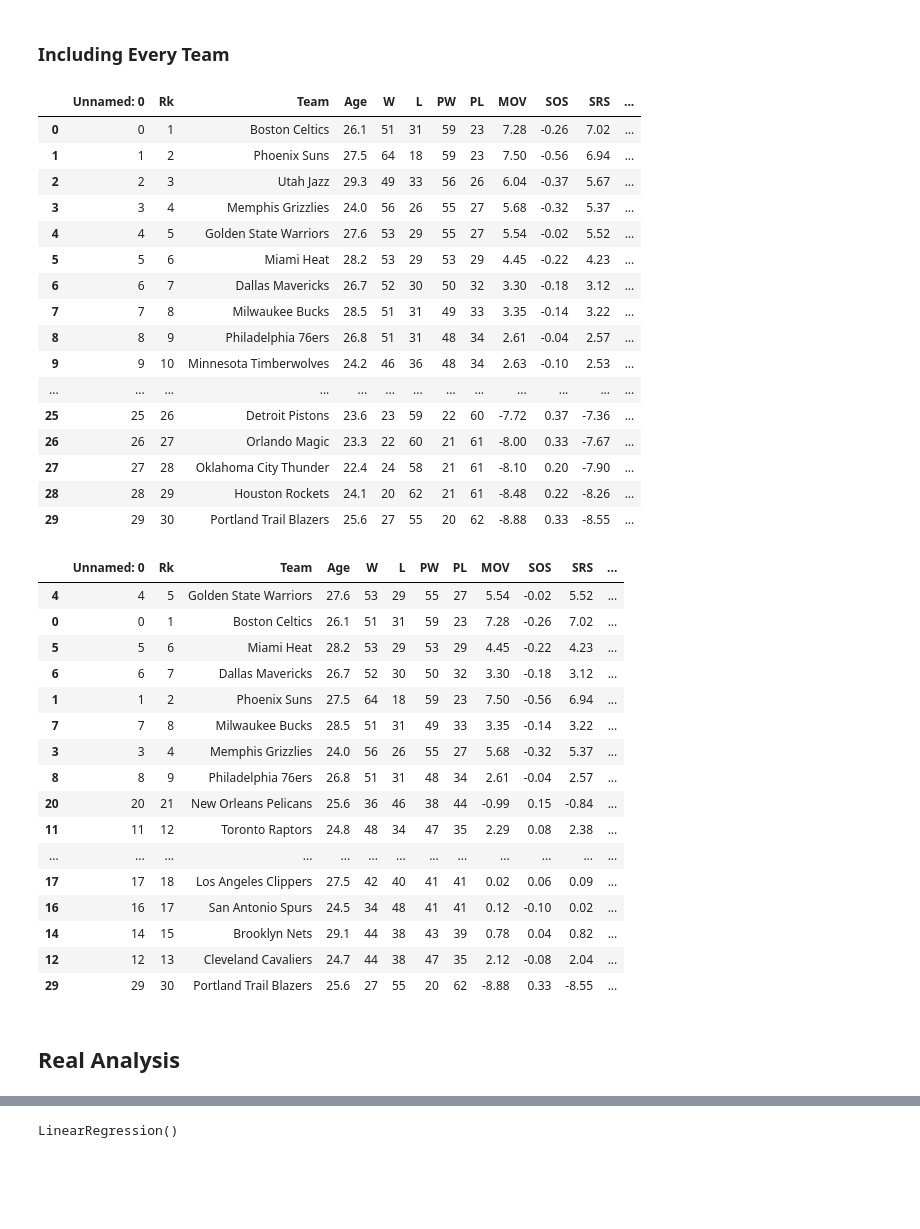
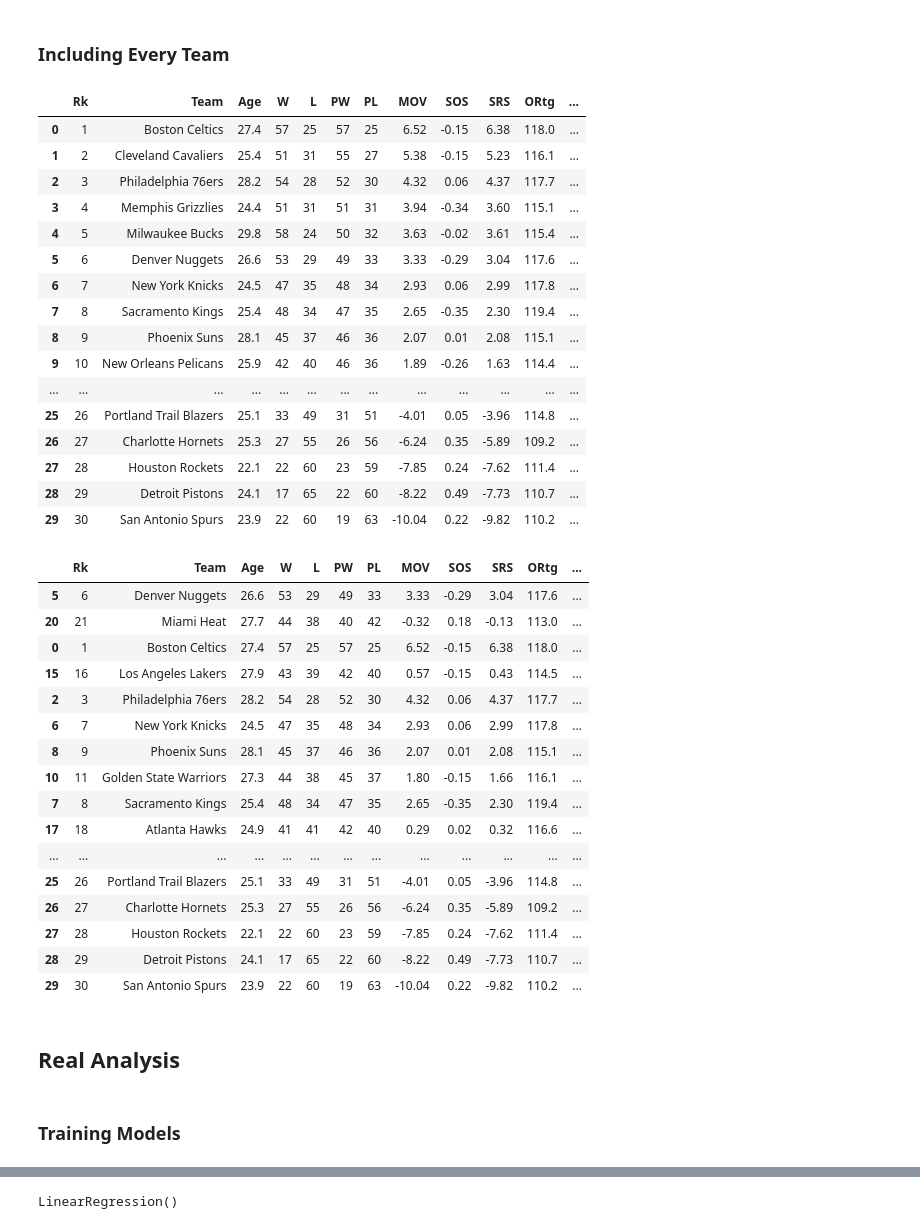
Before and after one commit to shrianshChari/nba-predict, a Jupyter notebook: getting_csv.ipynb, the cells around one changed output, grey strips where cells are left out. Saved outputs shown, nothing was run; the diff lists cells and outputs as text; code cells hidden in the pictures; blank space fills up the shorter version.

Commit message:
Tried out and added new models

```diff
--- a/getting_csv.ipynb
+++ b/getting_csv.ipynb
@@ -271,10 +294,13 @@ Wrote to csv/playoffs/21_22.csv.
 # %% [markdown]
 ## Test Merges
+# %%
+reg_file = f'csv/regseason/{get_last_year_digits(end_year - 2)}_{get_last_year_digits(end_year - 1)}.csv'
+playoff_file = f'csv/playoffs/{get_last_year_digits(end_year - 2)}_{get_last_year_digits(end_year - 1)}.csv'
 # %%
-playoffs_22 = pd.read_csv('csv/playoffs/21_22.csv')
-reg_22 = pd.read_csv('csv/regseason/21_22.csv')
+reg = pd.read_csv(reg_file, index_col=0)
+playoffs = pd.read_csv(playoff_file)
 # %%
-playoffs_wins = playoffs_22[['Team', 'W', 'L', 'W/L%']]
+playoffs_wins = playoffs[['Team', 'W', 'L', 'W/L%']]
 playoffs_wins = playoffs_wins.rename(columns={'W': 'PlayoffW', 'L': 'PlayoffL', 'W/L%': 'PlayoffWIN%'})
 playoffs_wins['PlayoffGP'] = playoffs_wins['PlayoffW'] + playoffs_wins['PlayoffL']
-playoffs_wins
+playoffs_wins = playoffs_wins[playoffs_wins['PlayoffGP'] > 0]
@@ -462,29 +482,29 @@ Root Mean Square Error: 0.17222649693815859
 # %% [markdown]
 ### Including Every Team
 # %%
-merge = reg_22.merge(playoffs_wins, how='outer', left_on = 'Team', right_on = 'Team')
+merge = reg.merge(playoffs_wins, how='outer', left_on = 'Team', right_on = 'Team')
 # Outer Join allows all teams to be included in the data set
 merge = merge.fillna(0)
 # Fill in the NaN's so that we can do math with the non-playoff teams
 merge
 # %% [output]
-|  | Unnamed: 0 | Rk | Team | Age | W | L | PW | PL | MOV | SOS | SRS | ... |
-| 0 | 0 | 1 | Boston Celtics | 26.1 | 51 | 31 | 59 | 23 | 7.28 | -0.26 | 7.02 | ... |
-| 1 | 1 | 2 | Phoenix Suns | 27.5 | 64 | 18 | 59 | 23 | 7.50 | -0.56 | 6.94 | ... |
-| 2 | 2 | 3 | Utah Jazz | 29.3 | 49 | 33 | 56 | 26 | 6.04 | -0.37 | 5.67 | ... |
-| 3 | 3 | 4 | Memphis Grizzlies | 24.0 | 56 | 26 | 55 | 27 | 5.68 | -0.32 | 5.37 | ... |
-| 4 | 4 | 5 | Golden State Warriors | 27.6 | 53 | 29 | 55 | 27 | 5.54 | -0.02 | 5.52 | ... |
-| 5 | 5 | 6 | Miami Heat | 28.2 | 53 | 29 | 53 | 29 | 4.45 | -0.22 | 4.23 | ... |
-| 6 | 6 | 7 | Dallas Mavericks | 26.7 | 52 | 30 | 50 | 32 | 3.30 | -0.18 | 3.12 | ... |
-| 7 | 7 | 8 | Milwaukee Bucks | 28.5 | 51 | 31 | 49 | 33 | 3.35 | -0.14 | 3.22 | ... |
-| 8 | 8 | 9 | Philadelphia 76ers | 26.8 | 51 | 31 | 48 | 34 | 2.61 | -0.04 | 2.57 | ... |
-| 9 | 9 | 10 | Minnesota Timberwolves | 24.2 | 46 | 36 | 48 | 34 | 2.63 | -0.10 | 2.53 | ... |
+|  | Rk | Team | Age | W | L | PW | PL | MOV | SOS | SRS | ORtg | ... |
+| 0 | 1 | Boston Celtics | 27.4 | 57 | 25 | 57 | 25 | 6.52 | -0.15 | 6.38 | 118.0 | ... |
+| 1 | 2 | Cleveland Cavaliers | 25.4 | 51 | 31 | 55 | 27 | 5.38 | -0.15 | 5.23 | 116.1 | ... |
+| 2 | 3 | Philadelphia 76ers | 28.2 | 54 | 28 | 52 | 30 | 4.32 | 0.06 | 4.37 | 117.7 | ... |
+| 3 | 4 | Memphis Grizzlies | 24.4 | 51 | 31 | 51 | 31 | 3.94 | -0.34 | 3.60 | 115.1 | ... |
+| 4 | 5 | Milwaukee Bucks | 29.8 | 58 | 24 | 50 | 32 | 3.63 | -0.02 | 3.61 | 115.4 | ... |
+| 5 | 6 | Denver Nuggets | 26.6 | 53 | 29 | 49 | 33 | 3.33 | -0.29 | 3.04 | 117.6 | ... |
+| 6 | 7 | New York Knicks | 24.5 | 47 | 35 | 48 | 34 | 2.93 | 0.06 | 2.99 | 117.8 | ... |
+| 7 | 8 | Sacramento Kings | 25.4 | 48 | 34 | 47 | 35 | 2.65 | -0.35 | 2.30 | 119.4 | ... |
+| 8 | 9 | Phoenix Suns | 28.1 | 45 | 37 | 46 | 36 | 2.07 | 0.01 | 2.08 | 115.1 | ... |
+| 9 | 10 | New Orleans Pelicans | 25.9 | 42 | 40 | 46 | 36 | 1.89 | -0.26 | 1.63 | 114.4 | ... |
 | ... | ... | ... | ... | ... | ... | ... | ... | ... | ... | ... | ... | ... |
-| 25 | 25 | 26 | Detroit Pistons | 23.6 | 23 | 59 | 22 | 60 | -7.72 | 0.37 | -7.36 | ... |
-| 26 | 26 | 27 | Orlando Magic | 23.3 | 22 | 60 | 21 | 61 | -8.00 | 0.33 | -7.67 | ... |
-| 27 | 27 | 28 | Oklahoma City Thunder | 22.4 | 24 | 58 | 21 | 61 | -8.10 | 0.20 | -7.90 | ... |
-| 28 | 28 | 29 | Houston Rockets | 24.1 | 20 | 62 | 21 | 61 | -8.48 | 0.22 | -8.26 | ... |
-| 29 | 29 | 30 | Portland Trail Blazers | 25.6 | 27 | 55 | 20 | 62 | -8.88 | 0.33 | -8.55 | ... |
+| 25 | 26 | Portland Trail Blazers | 25.1 | 33 | 49 | 31 | 51 | -4.01 | 0.05 | -3.96 | 114.8 | ... |
+| 26 | 27 | Charlotte Hornets | 25.3 | 27 | 55 | 26 | 56 | -6.24 | 0.35 | -5.89 | 109.2 | ... |
+| 27 | 28 | Houston Rockets | 22.1 | 22 | 60 | 23 | 59 | -7.85 | 0.24 | -7.62 | 111.4 | ... |
+| 28 | 29 | Detroit Pistons | 24.1 | 17 | 65 | 22 | 60 | -8.22 | 0.49 | -7.73 | 110.7 | ... |
+| 29 | 30 | San Antonio Spurs | 23.9 | 22 | 60 | 19 | 63 | -10.04 | 0.22 | -9.82 | 110.2 | ... |
 # %%
 merge['Champ%'] = merge['PlayoffW'] / merge['PlayoffW'].max()
 merge['PlayoffGP'] = merge['PlayoffGP'].astype('int64')
@@ -493,23 +513,23 @@ merge['PlayoffL'] = merge['PlayoffL'].astype('int64')
 # %%
 merge.sort_values(by='Champ%', ascending=False)
 # %% [output]
-|  | Unnamed: 0 | Rk | Team | Age | W | L | PW | PL | MOV | SOS | SRS | ... |
-| 4 | 4 | 5 | Golden State Warriors | 27.6 | 53 | 29 | 55 | 27 | 5.54 | -0.02 | 5.52 | ... |
-| 0 | 0 | 1 | Boston Celtics | 26.1 | 51 | 31 | 59 | 23 | 7.28 | -0.26 | 7.02 | ... |
-| 5 | 5 | 6 | Miami Heat | 28.2 | 53 | 29 | 53 | 29 | 4.45 | -0.22 | 4.23 | ... |
-| 6 | 6 | 7 | Dallas Mavericks | 26.7 | 52 | 30 | 50 | 32 | 3.30 | -0.18 | 3.12 | ... |
-| 1 | 1 | 2 | Phoenix Suns | 27.5 | 64 | 18 | 59 | 23 | 7.50 | -0.56 | 6.94 | ... |
-| 7 | 7 | 8 | Milwaukee Bucks | 28.5 | 51 | 31 | 49 | 33 | 3.35 | -0.14 | 3.22 | ... |
-| 3 | 3 | 4 | Memphis Grizzlies | 24.0 | 56 | 26 | 55 | 27 | 5.68 | -0.32 | 5.37 | ... |
-| 8 | 8 | 9 | Philadelphia 76ers | 26.8 | 51 | 31 | 48 | 34 | 2.61 | -0.04 | 2.57 | ... |
-| 20 | 20 | 21 | New Orleans Pelicans | 25.6 | 36 | 46 | 38 | 44 | -0.99 | 0.15 | -0.84 | ... |
-| 11 | 11 | 12 | Toronto Raptors | 24.8 | 48 | 34 | 47 | 35 | 2.29 | 0.08 | 2.38 | ... |
+|  | Rk | Team | Age | W | L | PW | PL | MOV | SOS | SRS | ORtg | ... |
+| 5 | 6 | Denver Nuggets | 26.6 | 53 | 29 | 49 | 33 | 3.33 | -0.29 | 3.04 | 117.6 | ... |
+| 20 | 21 | Miami Heat | 27.7 | 44 | 38 | 40 | 42 | -0.32 | 0.18 | -0.13 | 113.0 | ... |
+| 0 | 1 | Boston Celtics | 27.4 | 57 | 25 | 57 | 25 | 6.52 | -0.15 | 6.38 | 118.0 | ... |
+| 15 | 16 | Los Angeles Lakers | 27.9 | 43 | 39 | 42 | 40 | 0.57 | -0.15 | 0.43 | 114.5 | ... |
+| 2 | 3 | Philadelphia 76ers | 28.2 | 54 | 28 | 52 | 30 | 4.32 | 0.06 | 4.37 | 117.7 | ... |
+| 6 | 7 | New York Knicks | 24.5 | 47 | 35 | 48 | 34 | 2.93 | 0.06 | 2.99 | 117.8 | ... |
+| 8 | 9 | Phoenix Suns | 28.1 | 45 | 37 | 46 | 36 | 2.07 | 0.01 | 2.08 | 115.1 | ... |
+| 10 | 11 | Golden State Warriors | 27.3 | 44 | 38 | 45 | 37 | 1.80 | -0.15 | 1.66 | 116.1 | ... |
+| 7 | 8 | Sacramento Kings | 25.4 | 48 | 34 | 47 | 35 | 2.65 | -0.35 | 2.30 | 119.4 | ... |
+| 17 | 18 | Atlanta Hawks | 24.9 | 41 | 41 | 42 | 40 | 0.29 | 0.02 | 0.32 | 116.6 | ... |
 | ... | ... | ... | ... | ... | ... | ... | ... | ... | ... | ... | ... | ... |
-| 17 | 17 | 18 | Los Angeles Clippers | 27.5 | 42 | 40 | 41 | 41 | 0.02 | 0.06 | 0.09 | ... |
-| 16 | 16 | 17 | San Antonio Spurs | 24.5 | 34 | 48 | 41 | 41 | 0.12 | -0.10 | 0.02 | ... |
-| 14 | 14 | 15 | Brooklyn Nets | 29.1 | 44 | 38 | 43 | 39 | 0.78 | 0.04 | 0.82 | ... |
-| 12 | 12 | 13 | Cleveland Cavaliers | 24.7 | 44 | 38 | 47 | 35 | 2.12 | -0.08 | 2.04 | ... |
-| 29 | 29 | 30 | Portland Trail Blazers | 25.6 | 27 | 55 | 20 | 62 | -8.88 | 0.33 | -8.55 | ... |
+| 25 | 26 | Portland Trail Blazers | 25.1 | 33 | 49 | 31 | 51 | -4.01 | 0.05 | -3.96 | 114.8 | ... |
+| 26 | 27 | Charlotte Hornets | 25.3 | 27 | 55 | 26 | 56 | -6.24 | 0.35 | -5.89 | 109.2 | ... |
+| 27 | 28 | Houston Rockets | 22.1 | 22 | 60 | 23 | 59 | -7.85 | 0.24 | -7.62 | 111.4 | ... |
+| 28 | 29 | Detroit Pistons | 24.1 | 17 | 65 | 22 | 60 | -8.22 | 0.49 | -7.73 | 110.7 | ... |
+| 29 | 30 | San Antonio Spurs | 23.9 | 22 | 60 | 19 | 63 | -10.04 | 0.22 | -9.82 | 110.2 | ... |
 # %% [markdown]
 ## Real Analysis
 # %%
@@ -542,4 +563,6 @@ def get_data(year: int) -> pd.DataFrame:
     # Inner Join excludes all teams that didn't make the playoffs
 
     return merge[rel_cols + ['Champ%']]
+# %% [markdown]
+### Training Models
 # %%
```
Also changed, not shown: parts of 77 cells of this notebook, 4 other files.
